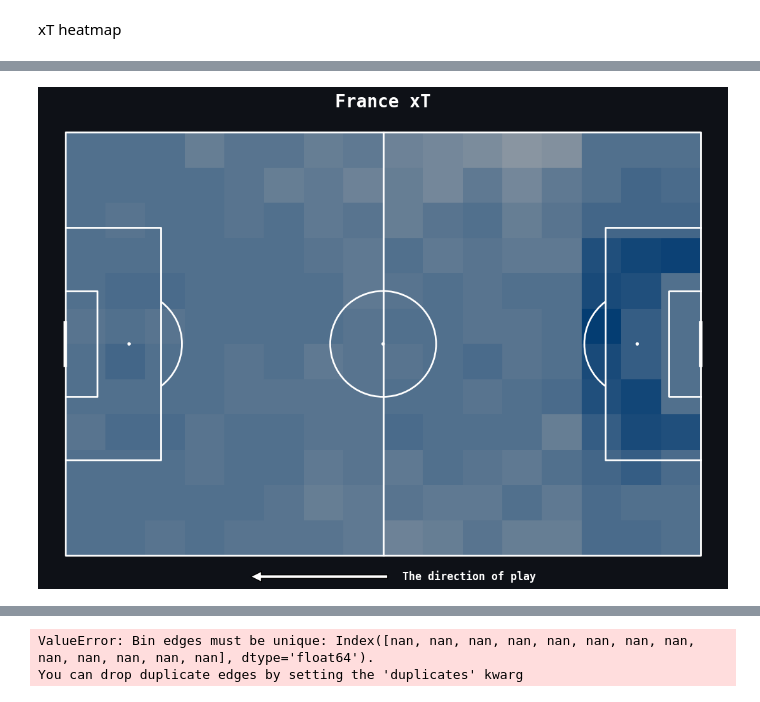
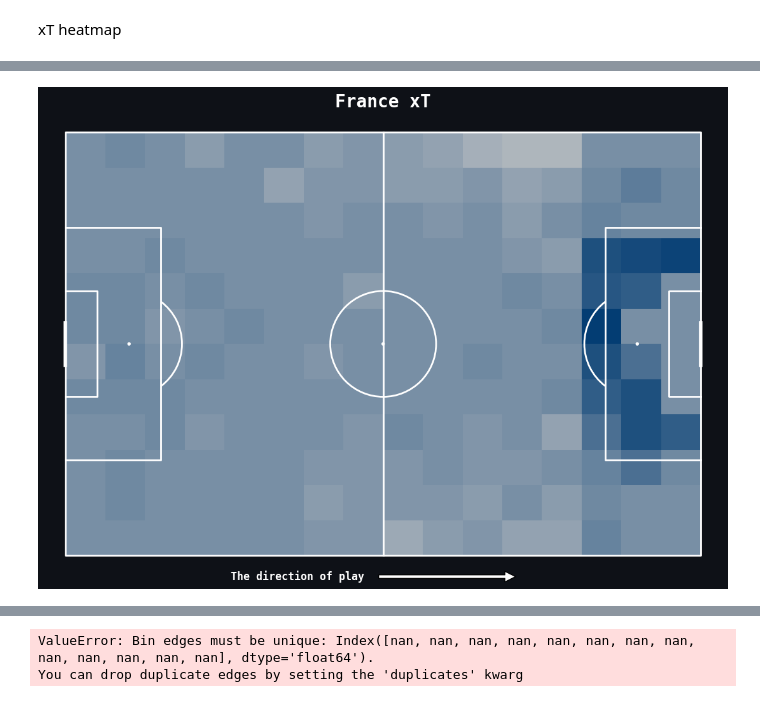
Before and after one commit to AKapich/Euro_Dashboard_Creator, a Jupyter notebook: chart_preparation.ipynb, the cells around one changed output, grey strips where cells are left out. Saved outputs shown, nothing was run; the diff lists cells and outputs as text; code cells hidden in the pictures.

```diff
--- a/chart_preparation.ipynb
+++ b/chart_preparation.ipynb
@@ -38,5 +58,6 @@ table_data
 # %%
 from auxiliary import country_colors, annotation_fix_dict
+country_colors['Poland'] = "#de1a41"
 # %%
 n_rows=4
 from mplsoccer import Pitch, VerticalPitch
@@ -94,6 +94,14 @@ def lighten_hex_color(hex_color, percentage):
     r, g, b = min(255, int(r)), min(255, int(g)), min(255, int(b))
 
     return "#{:02x}{:02x}{:02x}".format(r, g, b)
+
+
+def darken_hex_color(hex_color, percentage):
+    hex_color = hex_color.lstrip('#')
+    r, g, b = int(hex_color[0:2], 16), int(hex_color[2:4], 16), int(hex_color[4:6], 16)
+    r, g, b = int(r * (1 - percentage)), int(g * (1 - percentage)), int(b * (1 - percentage))
+
+    return "#{:02x}{:02x}{:02x}".format(r, g, b)
 # %%
 def passes_heatmap(match_id, team):
     passes = sb.events(match_id=match_id, split=True, flatten_attrs=False)["passes"]
@@ -217,6 +245,7 @@ def xT_heatmap(match_id, team, inverse=False):
     xT = np.array(xT)
     xT_rows, xT_cols = xT.shape
     events = sb.events(match_id=match_id)
+    events = events[events['team']==team]
 
     def get_xT(type):
         df = events[events['type']==type]
@@ -236,34 +265,35 @@ def xT_heatmap(match_id, team, inverse=False):
     xtdf = pd.concat([get_xT('Pass'), get_xT('Carry')], axis=0)
 
     if inverse:
         xtdf['start_x'] = 120 - xtdf['start_x']
         xtdf['end_x'] = 120 - xtdf['end_x']
         xtdf['start_y'] = 80 - xtdf['start_y']
         xtdf['end_y'] = 80 - xtdf['end_y']
 
 
     fig, ax= plt.subplots(figsize=(13, 8),constrained_layout=False, tight_layout=True)
     fig.patch.set_facecolor('#0e1117')
     ax.set_facecolor('#0e1117')
 
     pitch = Pitch(pitch_type='statsbomb', pitch_color='#0e1117', line_color='white', line_zorder=2)
     pitch.draw(ax=ax)
 
 
     bin_statistic = pitch.bin_statistic(xtdf.start_x, xtdf.start_y, values=xtdf.xT, statistic='sum', bins=(16, 12), normalize=False)
-    pitch.heatmap(bin_statistic, edgecolor='None', ax=ax, alpha=0.65,
-            cmap=LinearSegmentedColormap.from_list('', [lighten_hex_color(country_colors[team], 0.8), country_colors[team]], N=20))
+    pitch.heatmap(bin_statistic, edgecolor='None', ax=ax, alpha=0.75,
+            cmap=LinearSegmentedColormap.from_list('', [lighten_hex_color(country_colors[team], 0.9),
+                                                        darken_hex_color(country_colors[team], 0.1)], N=20))
 
 
     if not inverse:
         pitch.annotate(text='The direction of play  ', xytext=(45, 84), xy=(85, 84), ha='center', va='center', ax=ax,
                     arrowprops=dict(facecolor='white'), fontsize=12, color='white', fontweight="bold", family="monospace")
     else:
         pitch.annotate(text='  The direction of play', xytext=(75, 84), xy=(35, 84), ha='center', va='center', ax=ax,
                     arrowprops=dict(facecolor='white'), fontsize=12, color='white', fontweight="bold", family="monospace")
 
     ax.set_title(f'{team} xT', color='white', fontsize=20, fontweight='bold', fontfamily='Monospace', pad=-5)
 
-xT_heatmap(match_id, 'France')
+xT_heatmap(match_id, 'France', inverse=False)
 # %% [output]
-[figure, old version]
+[figure, new version]
```
Also changed, not shown: parts of 8 cells of this notebook, 4 other files.
